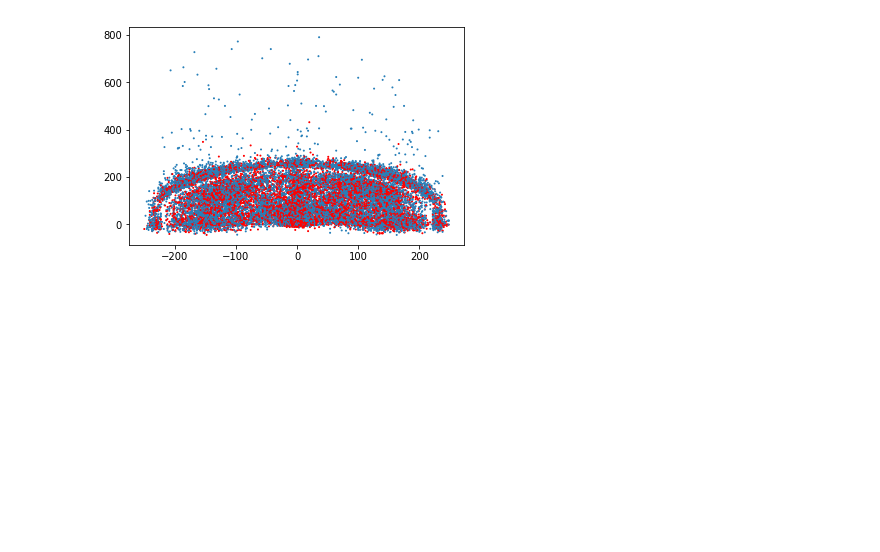
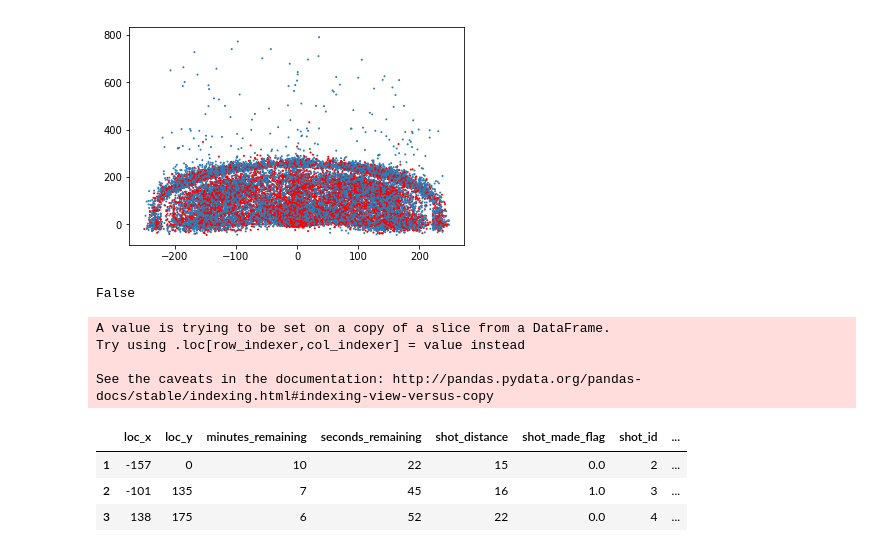
Before and after one commit to panguit/k1, a Jupyter notebook: basket_main.ipynb, the cells around one changed output. Drawn from its saved outputs; the diff is of its cells as text; code cells hidden in the pictures; blank space fills up the shorter version.

```diff
--- a/basket_main.ipynb
+++ b/basket_main.ipynb
@@ -76,0 +78,37 @@ plt.scatter(cdata['loc_x'],cdata['loc_y'],1,c)
+# %%
+#PREPROCESSING
+var=['combined_shot_type','loc_x', 'loc_y', 'minutes_remaining', 'seconds_remaining', 'shot_distance', 'shot_made_flag',
+       'shot_type', 'shot_zone_area', 'shot_zone_basic', 'shot_zone_range','shot_id']
+mdata=cdata[var]
+mdata.isnull().values.any() #CHECK IF THERE IS NAN VALUE IN DATAFRAME
+# %% [output]
+False
+# %%
+#CATEGORICAL DATA LABEL
+from sklearn.preprocessing import LabelEncoder
+charvar=["combined_shot_type","shot_type","shot_zone_area","shot_zone_basic","shot_zone_range"]
+lb_make=LabelEncoder()
+def labelizer(mdata,charvar,lb_make) :
+    res=mdata
+    for name in charvar:
+        res[name + str("_label")]=lb_make.fit_transform(mdata[name])
+        res=res.drop(name,axis=1)
+    return res
+
+tdata=labelizer(mdata,charvar,lb_make)
+tdata.head(3)
+
+#mdata["combined_shot_type_label"] = lb_make.fit_transform(mdata["combined_shot_type"])
+#mdata["shot_type_label"] = lb_make.fit_transform(mdata["shot_type"])
+#mdata["shot_zone_area_label"] = lb_make.fit_transform(mdata["shot_zone_area"])
+#mdata['shot_zone_basic_label'] = lb_make.fit_transform(mdata["shot_zone_basic"])
+#mdata['shot_zone_range_label'] = lb_make.fit_transform(mdata["shot_zone_range"])
+# %% [output]
+A value is trying to be set on a copy of a slice from a DataFrame.
+Try using .loc[row_indexer,col_indexer] = value instead
+
+See the caveats in the documentation: http://pandas.pydata.org/pandas-docs/stable/indexing.html#indexing-view-versus-copy
+|  | loc_x | loc_y | minutes_remaining | seconds_remaining | shot_distance | shot_made_flag | shot_id | ... |
+| 1 | -157 | 0 | 10 | 22 | 15 | 0.0 | 2 | ... |
+| 2 | -101 | 135 | 7 | 45 | 16 | 1.0 | 3 | ... |
+| 3 | 138 | 175 | 6 | 52 | 22 | 0.0 | 4 | ... |
```
Also changed, not shown: parts of 21 cells of this notebook.
